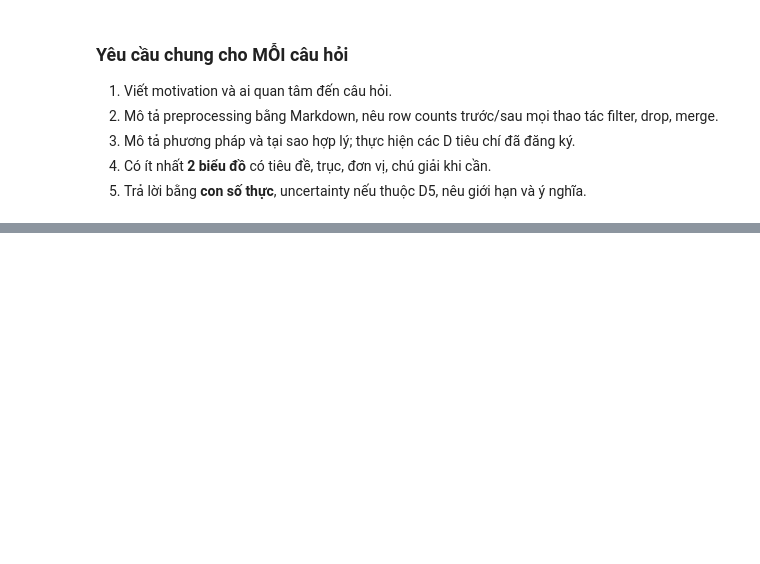
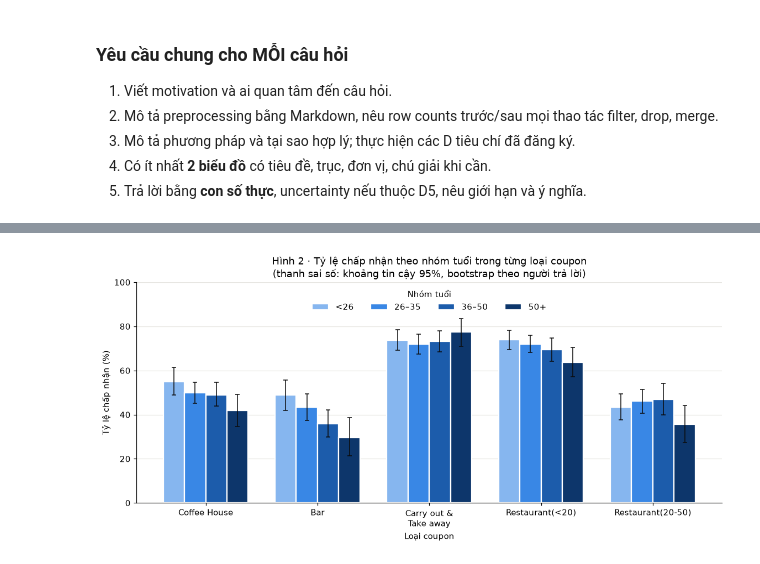
Before and after one commit to TrNhDuong/in-vehicle-coupon-analysis, a Jupyter notebook: notebooks/02C_ly_q5.ipynb, the cells around one changed output, grey strips where cells are left out. Saved outputs shown, nothing was run; the diff lists cells and outputs as text; code cells hidden in the pictures; blank space fills up the shorter version.

```diff
--- a/notebooks/02C_ly_q5.ipynb
+++ b/notebooks/02C_ly_q5.ipynb
@@ -68,0 +81,11 @@ Kiểm soát loại coupon và thói quen liên quan (D4), CI/chênh lệch (D5)
+# %%
+# Bước 1: xem nhãn thật trong CSV trước khi viết bất kỳ mapping nào
+HABIT_COLS = ["Bar", "CoffeeHouse", "CarryAway", "RestaurantLessThan20", "Restaurant20To50"]
+Q5_COLS = ["age", "income", "coupon"] + HABIT_COLS + ["Y"]
+
+for col in ["age", "income", "coupon"]:
+    print(f"\n{col}: {df[col].nunique()} nhãn khác nhau")
+    print(df[col].value_counts(dropna=False).to_string())
+
+print("\nThiếu dữ liệu ở các cột dùng cho Q5:")
+display(missing_table(df[Q5_COLS]))
@@ -68,0 +444,8 @@ Kiểm soát loại coupon và thói quen liên quan (D4), CI/chênh lệch (D5)
+# %%
+# Khoảng tin cậy cho từng ô nhóm tuổi × coupon (dùng lại cho Hình 2)
+age_coupon_ci = {}
+for coupon_name in COUPON_ORDER:
+    one_coupon = q5[q5["coupon"] == coupon_name]
+    age_coupon_ci[coupon_name] = rates_with_ci(one_coupon, "age_group")
+
+display(pd.concat(age_coupon_ci, axis=1).round(1))
@@ -68,0 +732,26 @@ Kiểm soát loại coupon và thói quen liên quan (D4), CI/chênh lệch (D5)
+# %%
+# Hình 2: tỷ lệ chấp nhận theo nhóm tuổi trong từng loại coupon, kèm CI 95% (bootstrap theo người)
+fig, ax = plt.subplots(figsize=(10.5, 5))
+bar_width = 0.19
+x = np.arange(len(COUPON_ORDER))
+
+for k, age_group in enumerate(AGE_GROUPS):
+    rate = np.array([age_coupon_ci[c].loc[age_group, "ty_le_pct"] for c in COUPON_ORDER])
+    low = np.array([age_coupon_ci[c].loc[age_group, "ci_low"] for c in COUPON_ORDER])
+    high = np.array([age_coupon_ci[c].loc[age_group, "ci_high"] for c in COUPON_ORDER])
+    position = x + (k - 1.5) * bar_width                     # 4 cột nằm cân quanh mỗi vị trí coupon
+    ax.bar(position, rate, width=bar_width, color=AGE_COLORS[k], edgecolor="white", linewidth=1.5, label=age_group)
+    ax.errorbar(position, rate, yerr=[rate - low, high - rate], fmt="none", ecolor=INK, elinewidth=1, capsize=2.5)
+
+ax.set_xticks(x, COUPON_LABELS)
+ax.set_ylim(0, 100)
+ax.set_xlabel("Loại coupon")
+ax.set_ylabel("Tỷ lệ chấp nhận (%)")
+ax.set_title("Hình 2 · Tỷ lệ chấp nhận theo nhóm tuổi trong từng loại coupon\n(thanh sai số: khoảng tin cậy 95%, bootstrap theo người trả lời)")
+ax.legend(title="Nhóm tuổi", ncol=4, loc="upper center", frameon=False)
+ax.grid(axis="x", visible=False)
+fig.tight_layout()
+fig.savefig(FIG_DIR / "q5_fig2_age_group_by_coupon.png", dpi=150)
+plt.show()
+# %% [output]
+[figure, added]
```
Also changed, not shown: parts of 40 cells of this notebook, 4 other files.
